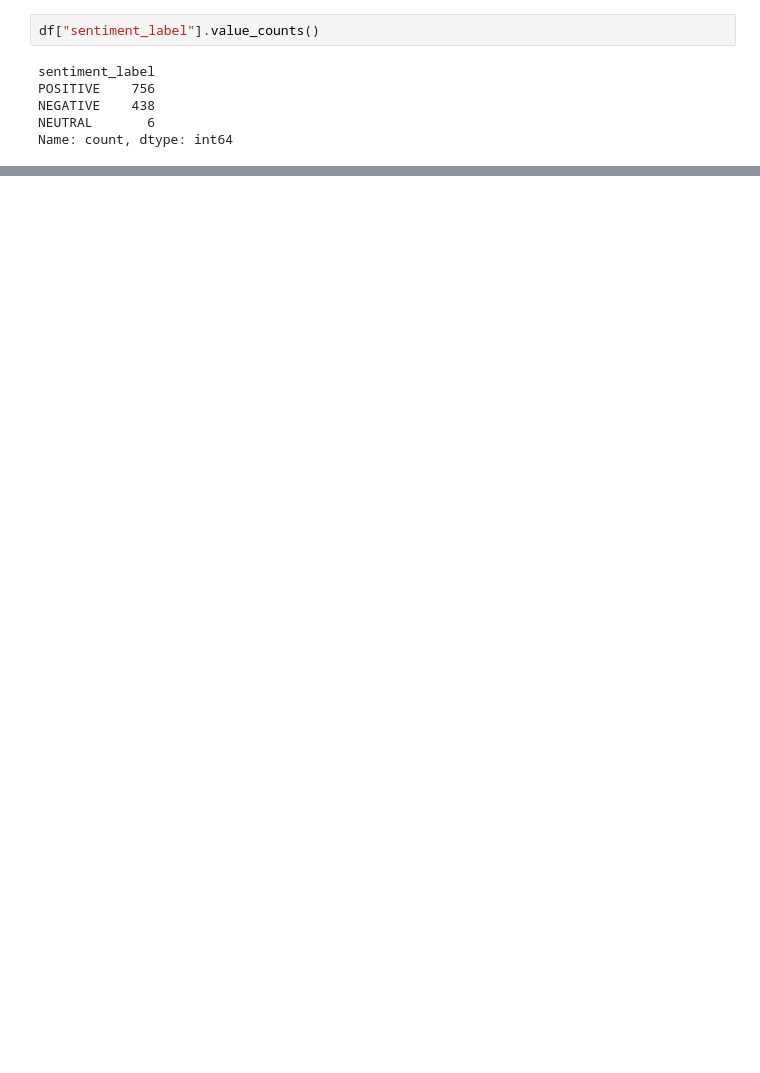
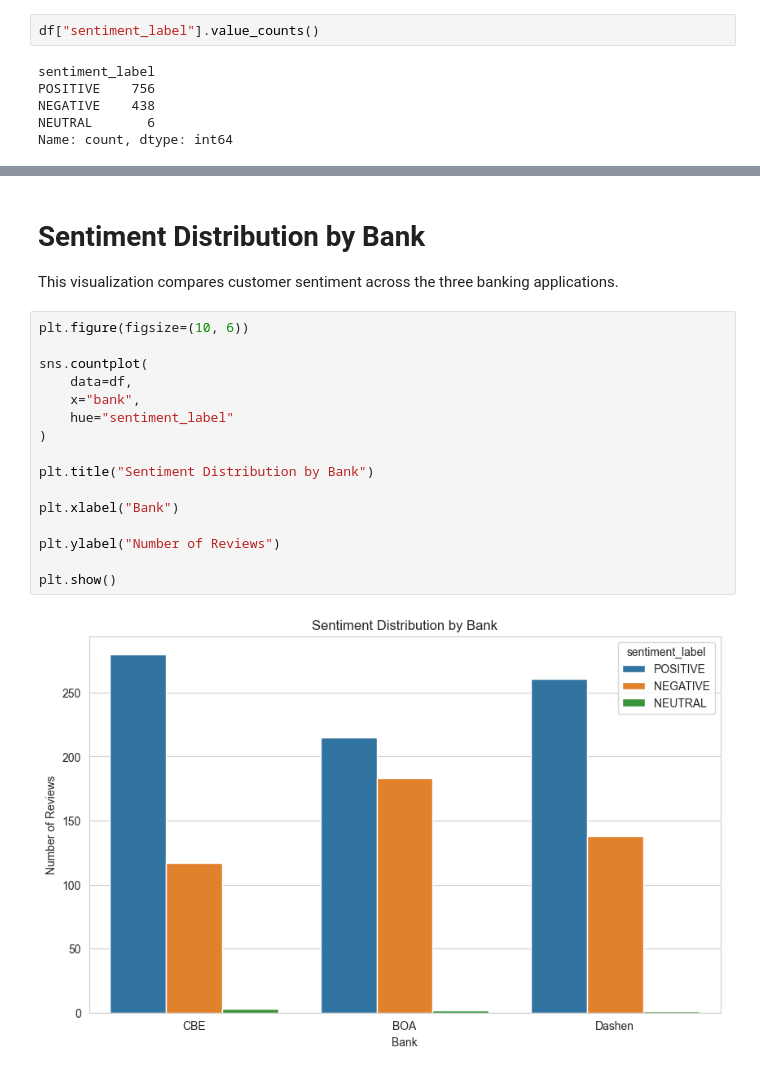
Before and after one commit to RahemetGisho/fintech-review-analytics, a Jupyter notebook: notebooks/task2_sentiment_thematic_analysis.ipynb, the cells around one changed output, grey strips where cells are left out. Saved outputs shown, nothing was run; the diff lists cells and outputs as text; blank space fills up the shorter version.

```diff
--- a/notebooks/task2_sentiment_thematic_analysis.ipynb
+++ b/notebooks/task2_sentiment_thematic_analysis.ipynb
@@ -183,0 +134,22 @@ Name: count, dtype: int64
+# %% [markdown]
+# Sentiment Distribution by Bank
+
+This visualization compares customer sentiment across the three banking applications.
+# %%
+plt.figure(figsize=(10, 6))
+
+sns.countplot(
+    data=df,
+    x="bank",
+    hue="sentiment_label"
+)
+
+plt.title("Sentiment Distribution by Bank")
+
+plt.xlabel("Bank")
+
+plt.ylabel("Number of Reviews")
+
+plt.show()
+# %% [output]
+[figure, added]
```
Also changed, not shown: parts of 40 cells of this notebook.
